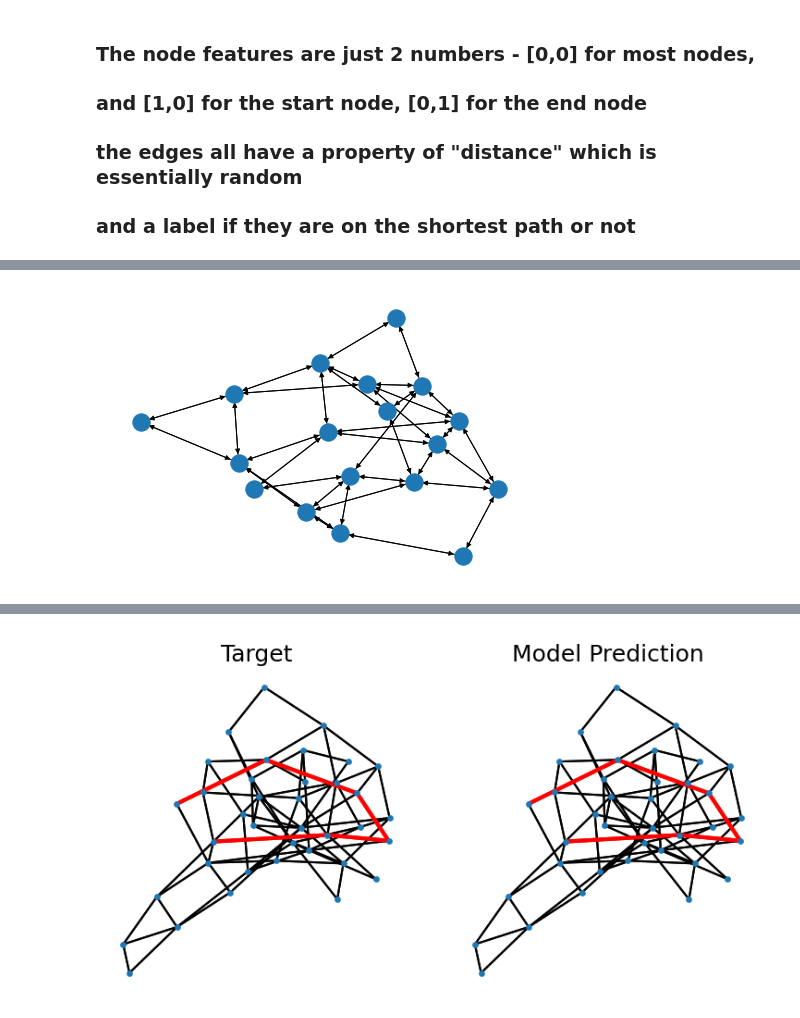
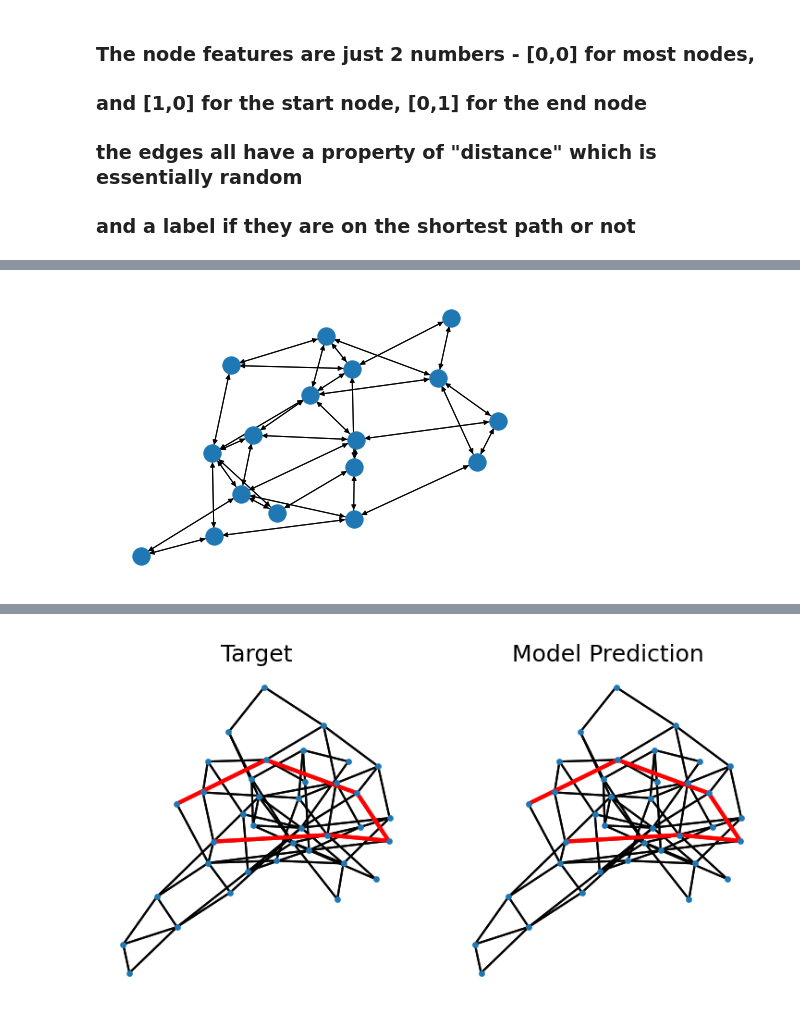
Before and after one commit to NJain121442/course2020, a Jupyter notebook: Homework_3_shortest_path_Nikita.ipynb, the cells around one changed output, grey strips where cells are left out. Saved outputs shown, nothing was run; the diff lists cells and outputs as text; code cells hidden in the pictures.

```diff
--- a/Homework_3_shortest_path_Nikita.ipynb
+++ b/Homework_3_shortest_path_Nikita.ipynb
@@ -157,9 +157,9 @@ DGLGraph(num_nodes=21, num_edges=84,
          ndata_schemes={'node_features': Scheme(shape=(2,), dtype=torch.float32)}
          edata_schemes={'distance': Scheme(shape=(), dtype=torch.float32), 'on_path': Scheme(shape=(), dtype=torch.int64)})
 # %%
-nx.draw( dgl.to_networkx(train_ds[6][0]) )
+nx.draw( dgl.to_networkx(train_ds[80][0]) )
 # %% [output]
-[figure, old version]
+[figure, new version]
 # %%
 def collate(samples):
 
```
Also changed, not shown: parts of 9 cells of this notebook.
